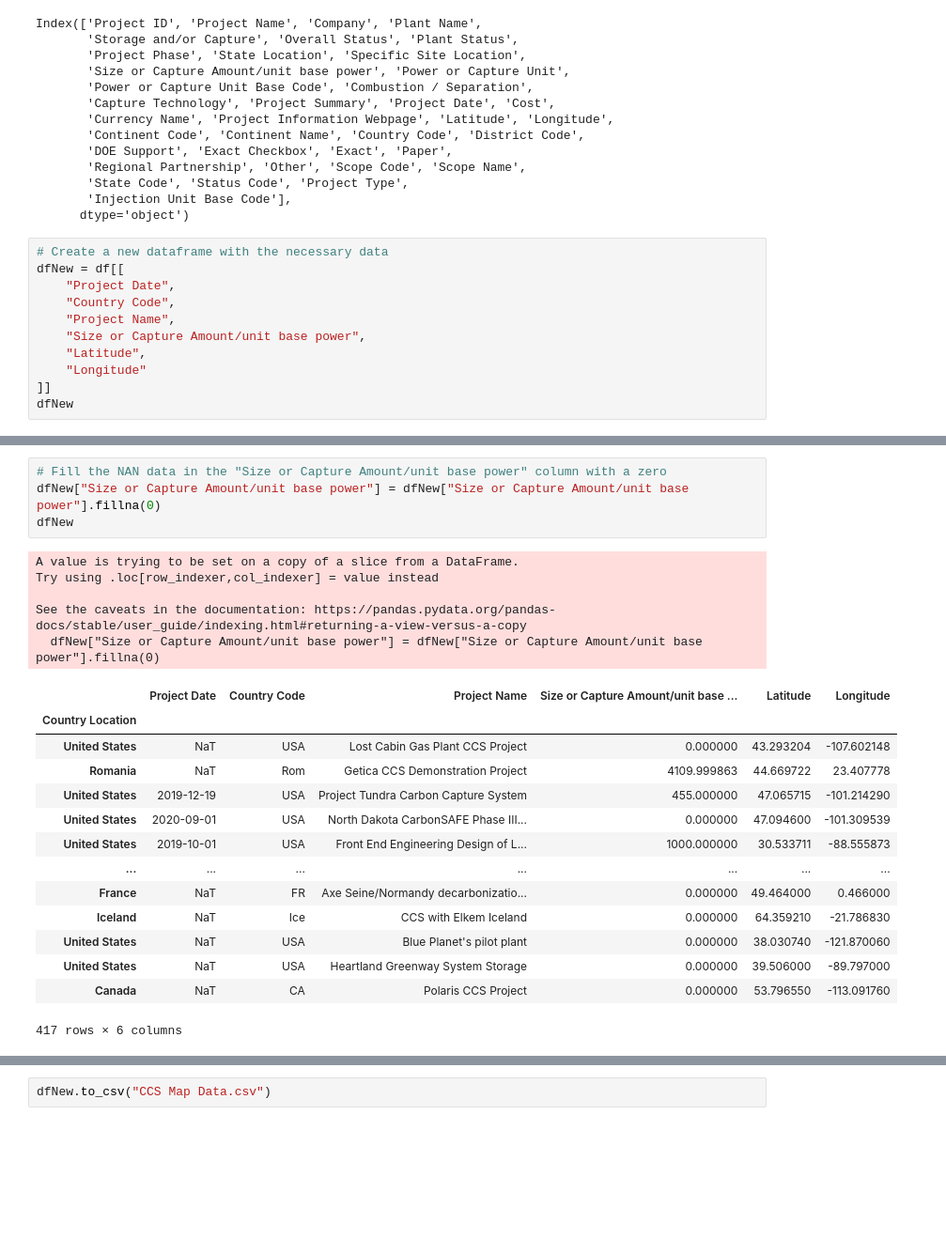
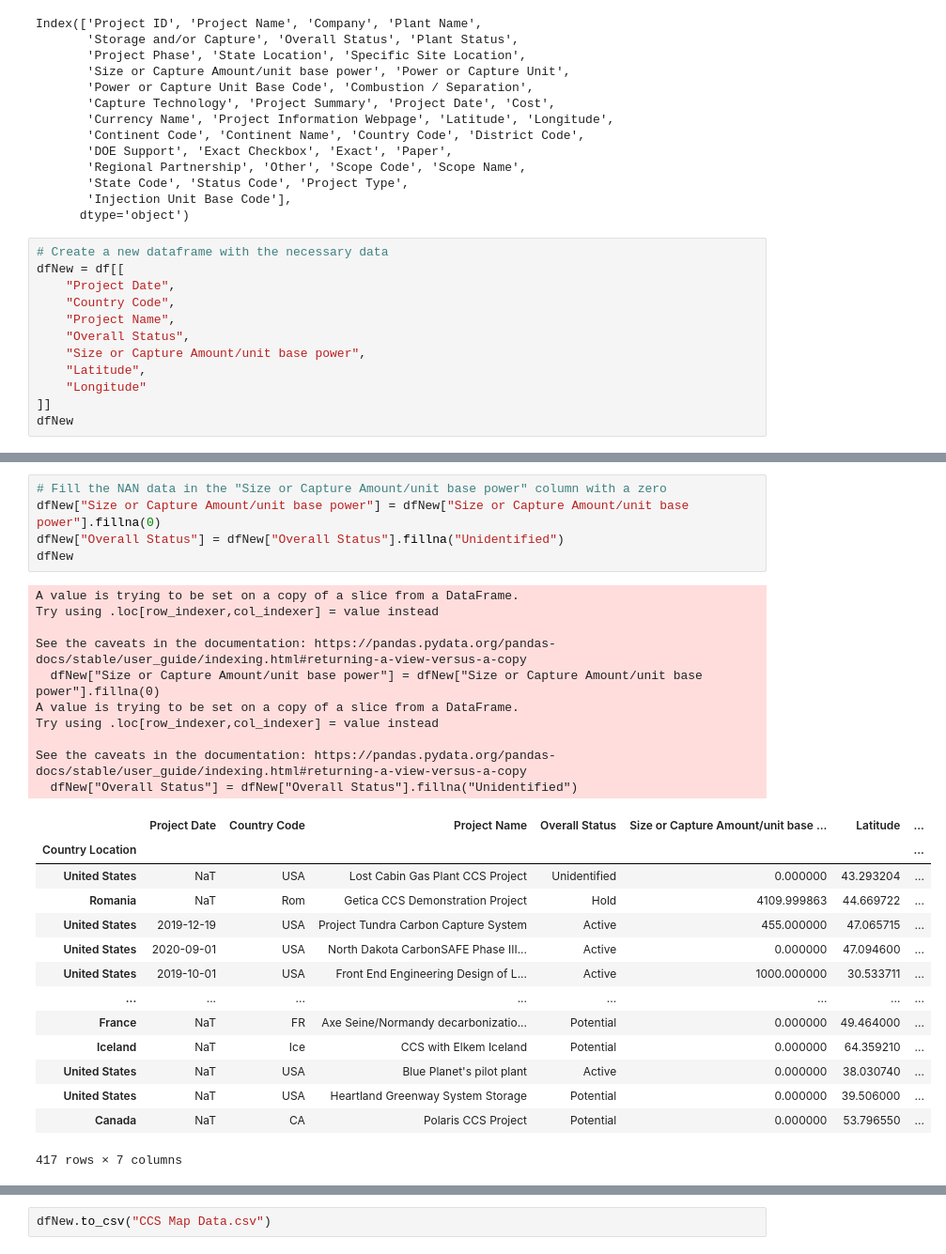
Before and after one commit to LardexTheLarge/AI-Project-1, a Jupyter notebook: CCS map Cleaning.ipynb, the cells around one changed output, grey strips where cells are left out. Shown at 94% size. Saved outputs shown, nothing was run; the diff lists cells and outputs as text; blank space fills up the shorter version.

```diff
--- a/CCS map Cleaning.ipynb
+++ b/CCS map Cleaning.ipynb
@@ -49,6 +49,7 @@ dfNew = df[[
     "Project Date",
     "Country Code",
     "Project Name",
+    "Overall Status",
     "Size or Capture Amount/unit base power",
     "Latitude",
     "Longitude"
@@ -72,25 +73,31 @@ dfNew
 # %%
 # Fill the NAN data in the "Size or Capture Amount/unit base power" column with a zero
 dfNew["Size or Capture Amount/unit base power"] = dfNew["Size or Capture Amount/unit base power"].fillna(0)
+dfNew["Overall Status"] = dfNew["Overall Status"].fillna("Unidentified")
 dfNew
 # %% [output]
 A value is trying to be set on a copy of a slice from a DataFrame.
 Try using .loc[row_indexer,col_indexer] = value instead
 
 See the caveats in the documentation: https://pandas.pydata.org/pandas-docs/stable/user_guide/indexing.html#returning-a-view-versus-a-copy
   dfNew["Size or Capture Amount/unit base power"] = dfNew["Size or Capture Amount/unit base power"].fillna(0)
+A value is trying to be set on a copy of a slice from a DataFrame.
+Try using .loc[row_indexer,col_indexer] = value instead
+
+See the caveats in the documentation: https://pandas.pydata.org/pandas-docs/stable/user_guide/indexing.html#returning-a-view-versus-a-copy
+  dfNew["Overall Status"] = dfNew["Overall Status"].fillna("Unidentified")
-|  | Project Date | Country Code | Project Name | Size or Capture Amount/unit base ... | Latitude | Longitude |
-| Country Location |  |  |  |  |  |  |
-| United States | NaT | USA | Lost Cabin Gas Plant CCS Project | 0.000000 | 43.293204 | -107.602148 |
-| Romania | NaT | Rom | Getica CCS Demonstration Project | 4109.999863 | 44.669722 | 23.407778 |
-| United States | 2019-12-19 | USA | Project Tundra Carbon Capture System | 455.000000 | 47.065715 | -101.214290 |
-| United States | 2020-09-01 | USA | North Dakota CarbonSAFE Phase III... | 0.000000 | 47.094600 | -101.309539 |
-| United States | 2019-10-01 | USA | Front End Engineering Design of L... | 1000.000000 | 30.533711 | -88.555873 |
-| ... | ... | ... | ... | ... | ... | ... |
-| France | NaT | FR | Axe Seine/Normandy decarbonizatio... | 0.000000 | 49.464000 | 0.466000 |
-| Iceland | NaT | Ice | CCS with Elkem Iceland | 0.000000 | 64.359210 | -21.786830 |
-| United States | NaT | USA | Blue Planet's pilot plant | 0.000000 | 38.030740 | -121.870060 |
-| United States | NaT | USA | Heartland Greenway System Storage | 0.000000 | 39.506000 | -89.797000 |
-| Canada | NaT | CA | Polaris CCS Project | 0.000000 | 53.796550 | -113.091760 |
+|  | Project Date | Country Code | Project Name | Overall Status | Size or Capture Amount/unit base ... | Latitude | ... |
+| Country Location |  |  |  |  |  |  | ... |
+| United States | NaT | USA | Lost Cabin Gas Plant CCS Project | Unidentified | 0.000000 | 43.293204 | ... |
+| Romania | NaT | Rom | Getica CCS Demonstration Project | Hold | 4109.999863 | 44.669722 | ... |
+| United States | 2019-12-19 | USA | Project Tundra Carbon Capture System | Active | 455.000000 | 47.065715 | ... |
+| United States | 2020-09-01 | USA | North Dakota CarbonSAFE Phase III... | Active | 0.000000 | 47.094600 | ... |
+| United States | 2019-10-01 | USA | Front End Engineering Design of L... | Active | 1000.000000 | 30.533711 | ... |
+| ... | ... | ... | ... | ... | ... | ... | ... |
+| France | NaT | FR | Axe Seine/Normandy decarbonizatio... | Potential | 0.000000 | 49.464000 | ... |
+| Iceland | NaT | Ice | CCS with Elkem Iceland | Potential | 0.000000 | 64.359210 | ... |
+| United States | NaT | USA | Blue Planet's pilot plant | Active | 0.000000 | 38.030740 | ... |
+| United States | NaT | USA | Heartland Greenway System Storage | Potential | 0.000000 | 39.506000 | ... |
+| Canada | NaT | CA | Polaris CCS Project | Potential | 0.000000 | 53.796550 | ... |
-417 rows × 6 columns
+417 rows × 7 columns
 # %%
```
Also changed, not shown: parts of 3 cells of this notebook.
